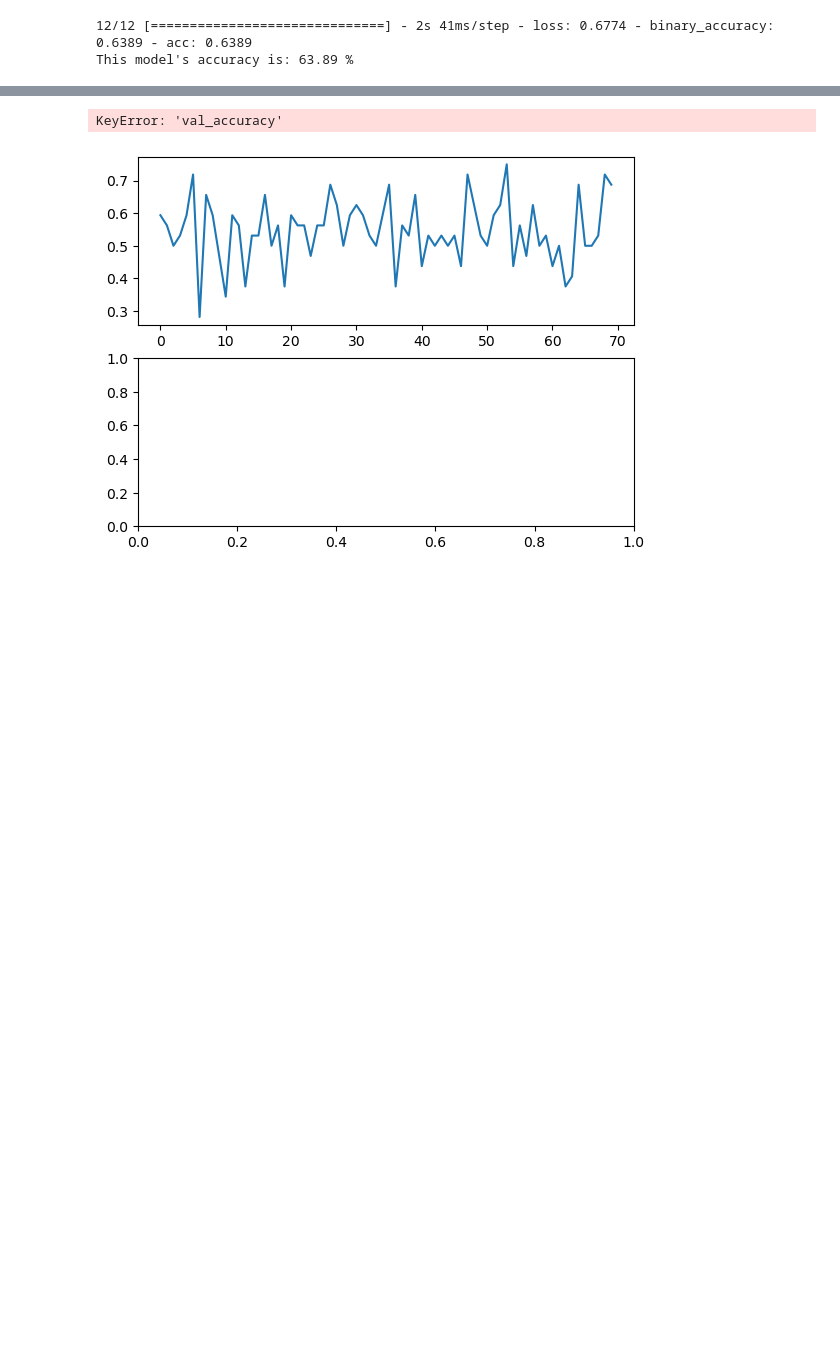
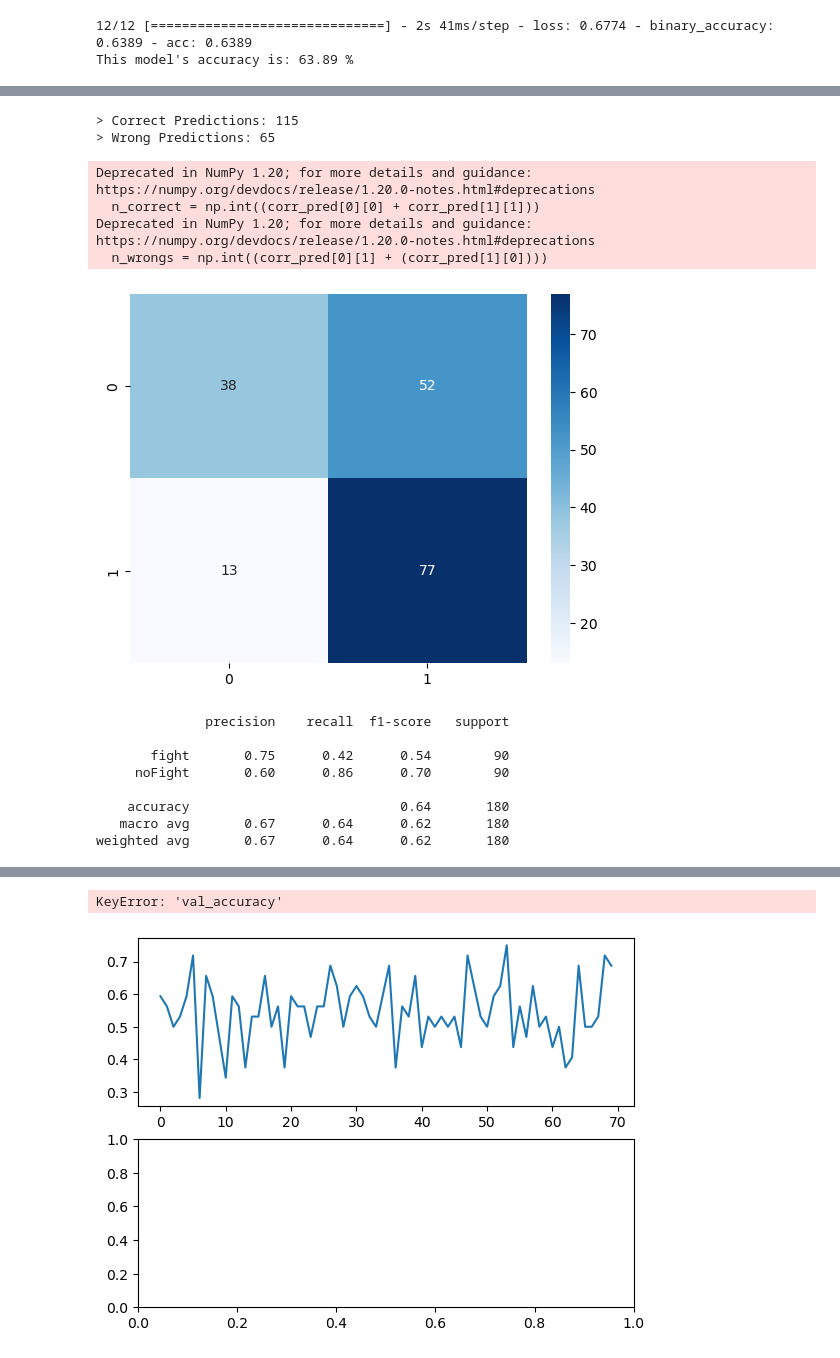
Before and after one commit to mcshawn10/hitting_behaviors, a Jupyter notebook: model_2.ipynb, the cells around one changed output, grey strips where cells are left out. Cells and saved outputs as stored; diff of their text form; code cells hidden in the pictures; blank space fills up the shorter version.

```diff
--- a/model_2.ipynb
+++ b/model_2.ipynb
@@ -312,3 +332,38 @@ This model's accuracy is: 63.89 %
+# %%
+predictions = EffNet.predict(X_test_nn)
+preds = predictions > 0.5
+# %%
+import seaborn as sns
+from sklearn import metrics
+from sklearn.metrics import roc_curve, roc_auc_score, plot_roc_curve, accuracy_score, classification_report, confusion_matrix
+corr_pred = metrics.confusion_matrix(y_test_nn, preds)
+
+n_correct = np.int((corr_pred[0][0] + corr_pred[1][1]))
+print('> Correct Predictions:', n_correct)
+n_wrongs = np.int((corr_pred[0][1] + (corr_pred[1][0])))
+print('> Wrong Predictions:', n_wrongs)
+
+sns.heatmap(corr_pred,annot=True, fmt="d",cmap="Blues")
+plt.show()
+
+print(metrics.classification_report(y_test_nn, preds,
+                           target_names=CATEGORIES))
+# %% [output]
+> Correct Predictions: 115
+> Wrong Predictions: 65
+Deprecated in NumPy 1.20; for more details and guidance: https://numpy.org/devdocs/release/1.20.0-notes.html#deprecations
+  n_correct = np.int((corr_pred[0][0] + corr_pred[1][1]))
+Deprecated in NumPy 1.20; for more details and guidance: https://numpy.org/devdocs/release/1.20.0-notes.html#deprecations
+  n_wrongs = np.int((corr_pred[0][1] + (corr_pred[1][0])))
+[figure, added]
+              precision    recall  f1-score   support
+
+       fight       0.75      0.42      0.54        90
+     noFight       0.60      0.86      0.70        90
+
+    accuracy                           0.64       180
+   macro avg       0.67      0.64      0.62       180
+weighted avg       0.67      0.64      0.62       180
 # %%
 def view_performance(model_hist):
     graph = pd.DataFrame(model_hist.history).plot(figsize=(10,7), title="EfficientNet Training Performance", xlabel="Epochs")
```
Also changed, not shown: parts of 3 cells of this notebook, 1 other file.
